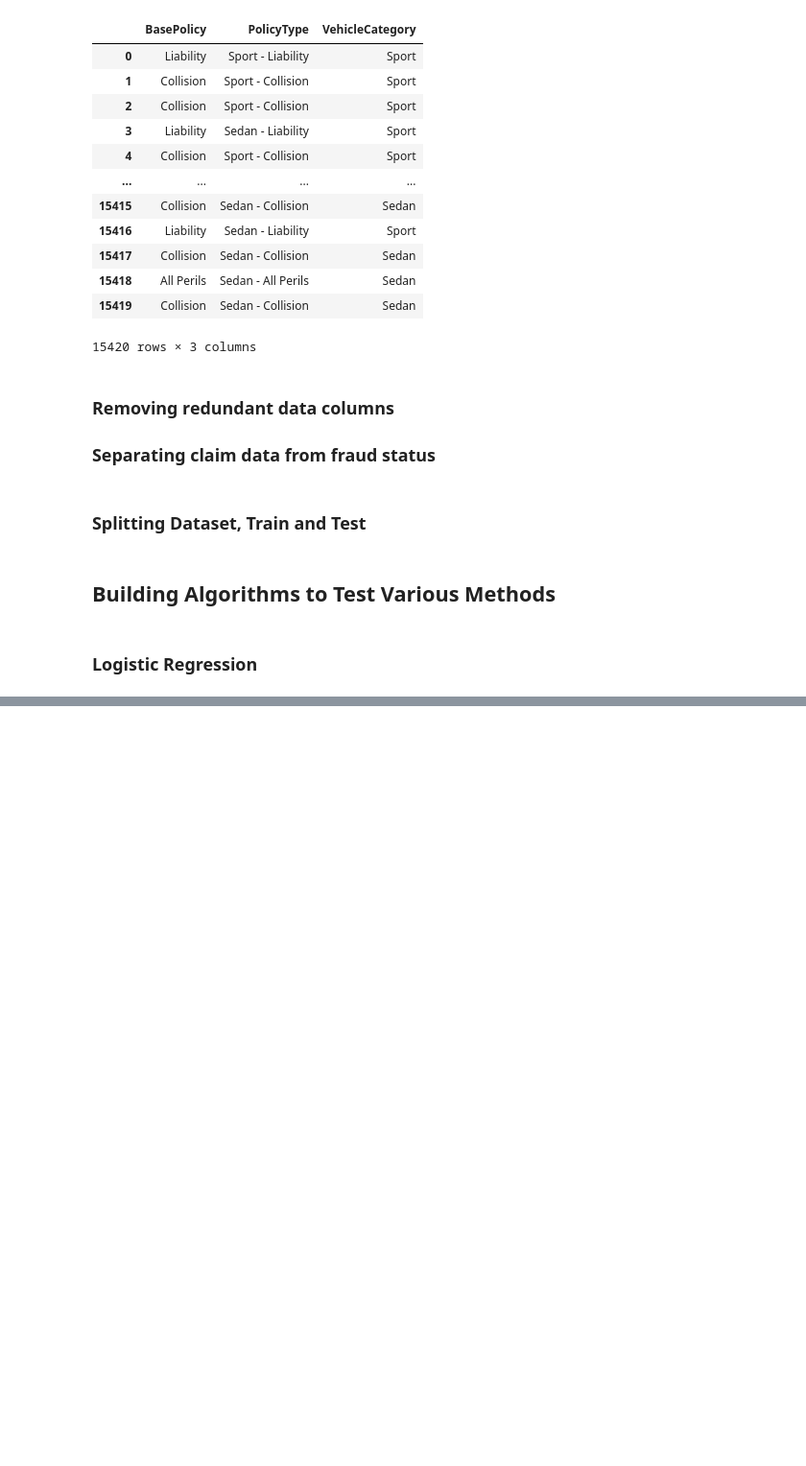
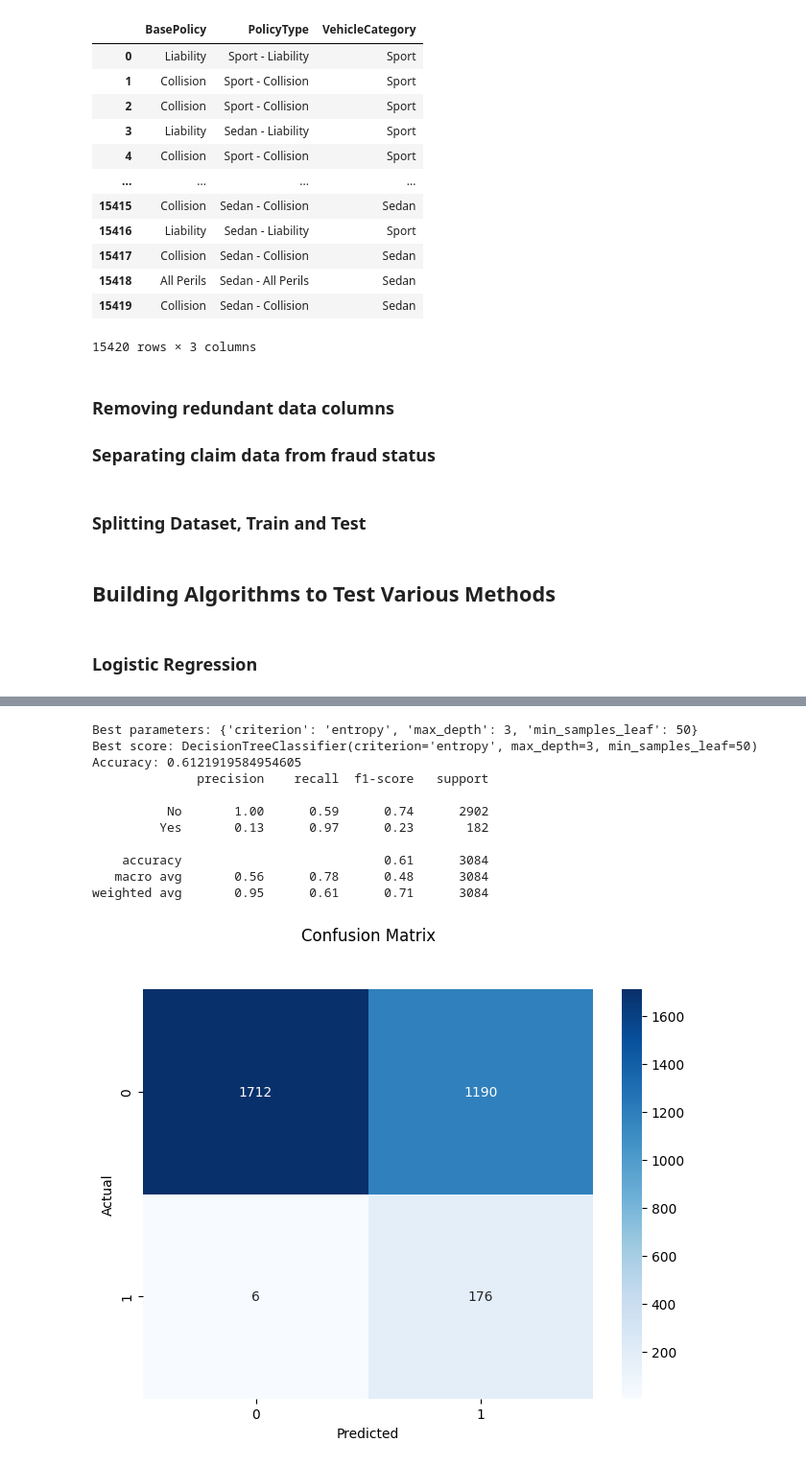
Before and after one commit to esorrie/Vehicle-Fraud, a Jupyter notebook: main.ipynb, the cells around one changed output, grey strips where cells are left out. Shown at 96% size. Drawn from its saved outputs; the diff is of its cells as text; code cells hidden in the pictures; blank space fills up the shorter version.

```diff
--- a/main.ipynb
+++ b/main.ipynb
@@ -190,0 +198,80 @@ weighted avg       0.93      0.65      0.74      1542
+# %%
+def decision_tree(X_test,X_train, y_test, y_train):
+
+    param_grid = {
+        'criterion': ['entropy', 'gini', 'log_loss'],
+        'max_depth': [3, 5, 7, 10],
+        'min_samples_leaf': [50, 75, 100]
+    }
+
+    # weights = {
+    #     'No': 1,
+    #     'Yes': 5
+    # }
+
+    dt_model = DecisionTreeClassifier()
+
+    recall_scorer = make_scorer(recall_score, pos_label="Yes")
+
+    # grid search helps find optimal parameters
+    grid_search = GridSearchCV(
+        estimator=dt_model,
+        param_grid=param_grid,
+        cv=5,
+        scoring=recall_scorer,
+        n_jobs=1
+    )
+
+    X_train_res, y_train_res = SMOTE().fit_resample(X_train, y_train)
+
+    grid_search.fit(X_train_res, y_train_res)
+    # grid_search.fit(X_train, y_train)
+
+    best_params = grid_search.best_params_
+    best_model = grid_search.best_estimator_
+
+    print("Best parameters:", best_params)
+    print("Best score:", best_model)
+
+    # Make Predictions
+    y_pred = grid_search.predict(X_test)
+
+    # Evaluation with confusion Matrix
+    print(f'Accuracy: {accuracy_score(y_test, y_pred)}')
+    print(classification_report(y_test, y_pred))
+
+    cnf_matrix = confusion_matrix(y_test, y_pred)
+
+    # create heatmap
+    sns.heatmap(cnf_matrix, annot=True, cmap="Blues", fmt='d')
+    plt.tight_layout()
+    plt.title('Confusion Matrix', y=1.1)
+    plt.ylabel('Actual')
+    plt.xlabel('Predicted')
+    plt.show()
+
+    return
+
+decision_tree(X_test, X_train, y_test, y_train)
+# Large number of false negatives, however very good at categorising non fraud,
+# with default weight
+# Implies heavy majority class bias
+
+# When custom weighting applied to minority class,
+# Dramatic reduction in false negatives, with increase in false positives
+# Very few fraud cases are now mis-classified
+
+# Removing custom weight and adding SMOTE achieves the same outcome as custom weighting
+# %% [output]
+Best parameters: {'criterion': 'entropy', 'max_depth': 3, 'min_samples_leaf': 50}
+Best score: DecisionTreeClassifier(criterion='entropy', max_depth=3, min_samples_leaf=50)
+Accuracy: 0.6121919584954605
+              precision    recall  f1-score   support
+
+          No       1.00      0.59      0.74      2902
+         Yes       0.13      0.97      0.23       182
+
+    accuracy                           0.61      3084
+   macro avg       0.56      0.78      0.48      3084
+weighted avg       0.95      0.61      0.71      3084
+[figure, added]
```
Also changed, not shown: parts of 11 cells of this notebook.
